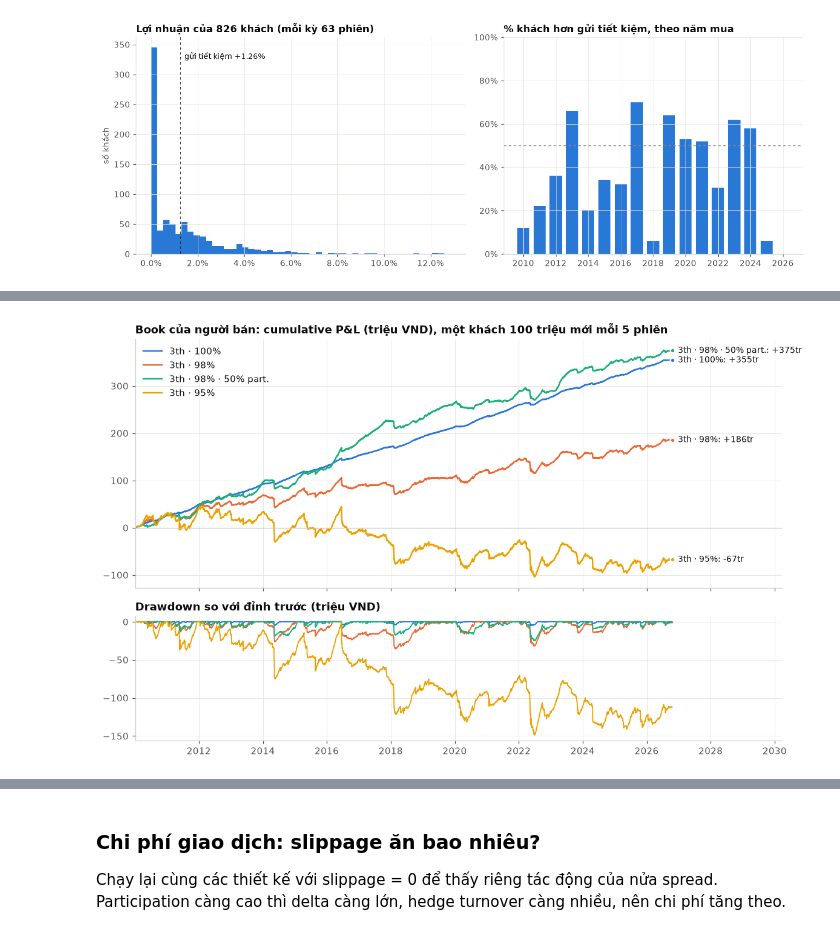
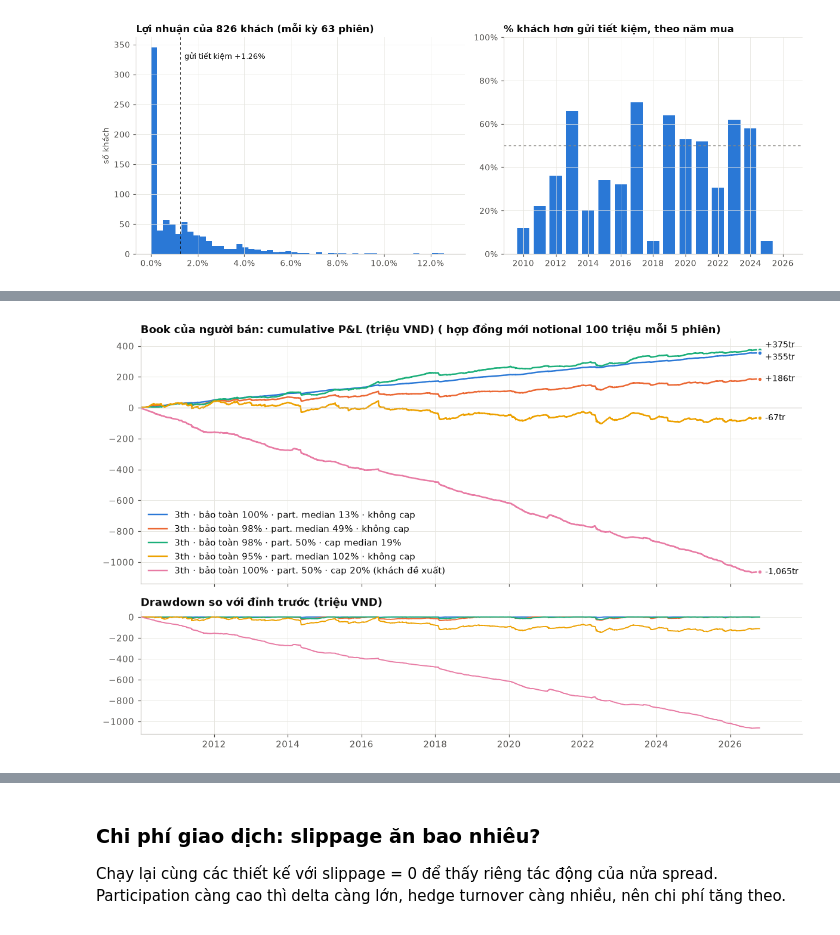
Before and after one commit to tranquocde/option_rs, a Jupyter notebook: note_research.ipynb, the cells around one changed output, grey strips where cells are left out. Cells and saved outputs as stored; diff of their text form; code cells hidden in the pictures.

```diff
--- a/note_research.ipynb
+++ b/note_research.ipynb
@@ -31,7 +31,7 @@ from matplotlib.ticker import FixedLocator, FuncFormatter, MaxNLocator, NullLoca
 import note_backtest as nb
 
 # palette: categorical slots in fixed order + recessive inks
-BLUE, ORANGE, AQUA, YELLOW = "#2a78d6", "#eb6834", "#1baf7a", "#eda100"
+BLUE, ORANGE, AQUA, YELLOW, MAGENTA = "#2a78d6", "#eb6834", "#1baf7a", "#eda100", "#e87ba4"
 INK, MUTED, GRID, REF = "#0b0b0b", "#52514e", "#e6e5e0", "#8a8983"
 plt.rcParams.update({
     "figure.facecolor": "white", "axes.facecolor": "white", "savefig.facecolor": "white",
@@ -46,12 +46,16 @@ pd.set_option("display.max_columns", 30)
 
 
 def pct_axis(ax, axis="y", decimals=0):
+    """Định dạng trục `axis` ("y" hoặc "x") của `ax` thành %, ví dụ 0.25 → 25%; `decimals` = số chữ số thập phân."""
     fmt = PercentFormatter(1.0, decimals=decimals)
     (ax.yaxis if axis == "y" else ax.xaxis).set_major_formatter(fmt)
 
 
 def label_end(ax, x, y, text, color, dy=0):
-    # direct label at the end of a line, text in ink (identity carried by the colored marker)
+    """Gắn nhãn trực tiếp ở cuối một đường: chấm tròn cùng màu tại (x, y) và chữ `text` màu INK bên phải.
+
+    Màu của chấm cho biết nhãn thuộc đường nào; `dy` dịch nhãn lên/xuống (points) khi hai nhãn sát nhau.
+    """
     ax.plot([x], [y], "o", color=color, ms=5, mec="white", mew=1.5, zorder=5)
     ax.annotate(text, (x, y), xytext=(6, dy), textcoords="offset points", va="center", fontsize=9, color=INK)
 # %% [markdown]
@@ -64,7 +68,7 @@ MATURITY     = 63        # phiên giao dịch (~3 tháng)
 LIMIT_LOCK   = True      # kịch trần: lệnh mua hedge không khớp; kịch sàn: lệnh bán không khớp
 T2           = True      # cổ phiếu mua hôm nay chỉ bán được từ phiên T+2
 SLIPPAGE     = 9.0       # bps mỗi lệnh hedge: nửa spread (FPT ~57k, bước giá 100đ ≈ 17 bps)
-EXAMPLE_NOTE = "2025-03-03"
+EXAMPLE_NOTE = "2022-04-15"
 
 T       = MATURITY / nb.DAYS
 DEPOSIT = math.exp(RATE * T) - 1     # gửi tiết kiệm cùng kỳ hạn
@@ -130,6 +134,12 @@ Báo giá ngày 2026-10-22: FPT 57,400, vol 27.2%, r 5%, margin 0.5%, kỳ hạn
 | C · 98% bảo toàn, 50% participation | 98% | 50.0% | 21.8% | +8.89% |
 # %%
 def client_return(R, prot, p, cap):
+    """Lợi nhuận của khách khi đáo hạn (% notional) theo payoff của note.
+
+    R: mức thay đổi của underlying S_T / S0 − 1 (số hoặc mảng numpy); prot: protection (1.0 = bảo toàn 100%);
+    p: participation; cap: cap trên R (None = không cap).
+    Trả về prot − 1 + p · min(max(R, 0), cap). Ví dụ prot=0.98, p=0.5, cap=0.218, R=0.10 → +3%.
+    """
     return prot - 1 + p * np.clip(R, 0, np.inf if cap is None else cap)
 
 R = np.linspace(-0.30, 0.40, 701)
@@ -163,6 +173,12 @@ Kỳ hạn dài hơn và mức bảo toàn thấp hơn làm budget tăng nhanh h
 Kỳ hạn 1 tháng với 100% bảo toàn cho participation **âm**: tiền lãi 1 tháng (~0,4%) không đủ trả margin 0,5%.
 # %%
 def participation(prot, months, vol, r=RATE, margin=MARGIN):
+    """Participation tối đa (không cap) mà option budget mua được theo lý thuyết, tính ngược từ giá call ATM.
+
+    budget = 1 − prot·e^(−rT) − margin (trên 1 đồng notional); participation = budget / call ATM Black–Scholes
+    với S0 = K = 1. prot: protection; months: kỳ hạn (tháng); vol: pricing vol; r, margin mặc định = RATE, MARGIN.
+    Chưa tính hedge cost và rủi ro vol nên đây là mức trần lý thuyết. Ví dụ prot=1, months=3, vol=0.27 → ~12%.
+    """
     Tm = months / 12
     budget = 1 - prot * math.exp(-r * Tm) - margin
     return budget / nb.call(1.0, 1.0, Tm, r, vol)[0]
@@ -392,21 +441,28 @@ table.style.format(fmt)
 # %%
-SHOW = [("3th · 100%", BLUE), ("3th · 98%", ORANGE), ("3th · 98% · 50% part.", AQUA), ("3th · 95%", YELLOW)]
+SHOW = [("3th · 100%", BLUE), ("3th · 98%", ORANGE), ("3th · 98% · 50% part.", AQUA), ("3th · 95%", YELLOW), (CLIENT_ASK, MAGENTA)]
 fig, (a1, a2) = plt.subplots(2, 1, figsize=(11, 6.8), sharex=True, height_ratios=[2, 1])
+ends = []
 for name, color in SHOW:
     book = runs[name][2]
     cum = book.pnl.cumsum()
-    a1.plot(book.time, cum, color=color, lw=1.6, label=name)
-    label_end(a1, book.time.iat[-1], cum.iat[-1], f"{name}: {cum.iat[-1]:+,.0f}tr", color)
-    a2.plot(book.time, cum - cum.cummax(), color=color, lw=1.2, label=name)
+    a1.plot(book.time, cum, color=color, lw=1.6, label=LABELS[name])
+    ends.append((book.time.iat[-1], cum.iat[-1], color))
+    a2.plot(book.time, cum - cum.cummax(), color=color, lw=1.2, label=LABELS[name])
 a1.axhline(0, color="#c9c8c3", lw=0.8)
-a1.set_title("Book của người bán: cumulative P&L (triệu VND), một khách 100 triệu mới mỗi 5 phiên")
+lo, hi = a1.get_ylim()
+ends.sort(key=lambda e: -e[1])
+for k, (x, y, color) in enumerate(ends):          # nudge end labels that would overlap
+    close_above = k > 0 and ends[k - 1][1] - y < 0.04 * (hi - lo)
+    close_below = k + 1 < len(ends) and y - ends[k + 1][1] < 0.04 * (hi - lo)
+    label_end(a1, x, y, f"{y:+,.0f}tr", color, dy=-5 if close_above else (5 if close_below else 0))
+a1.set_title("Book của người bán: cumulative P&L (triệu VND) ( hợp đồng mới notional 100 triệu mỗi 5 phiên)")
 a2.set_title("Drawdown so với đỉnh trước (triệu VND)")
-a1.legend(loc="upper left")
-a1.set_xlim(book.time.iat[0], book.time.iat[-1] + pd.Timedelta(days=1250))
+a1.legend(loc="lower left")
+a1.set_xlim(book.time.iat[0], book.time.iat[-1] + pd.Timedelta(days=420))
 a2.xaxis.set_major_formatter(mdates.ConciseDateFormatter(mdates.AutoDateLocator()))
 fig.tight_layout()
 plt.show()
 # %% [output]
-[figure, old version]
+[figure, new version]
 # %%
 fig, ax = plt.subplots(figsize=(10.5, 5.6))
```
Also changed, not shown: parts of 7 cells of this notebook, 11 other files.
